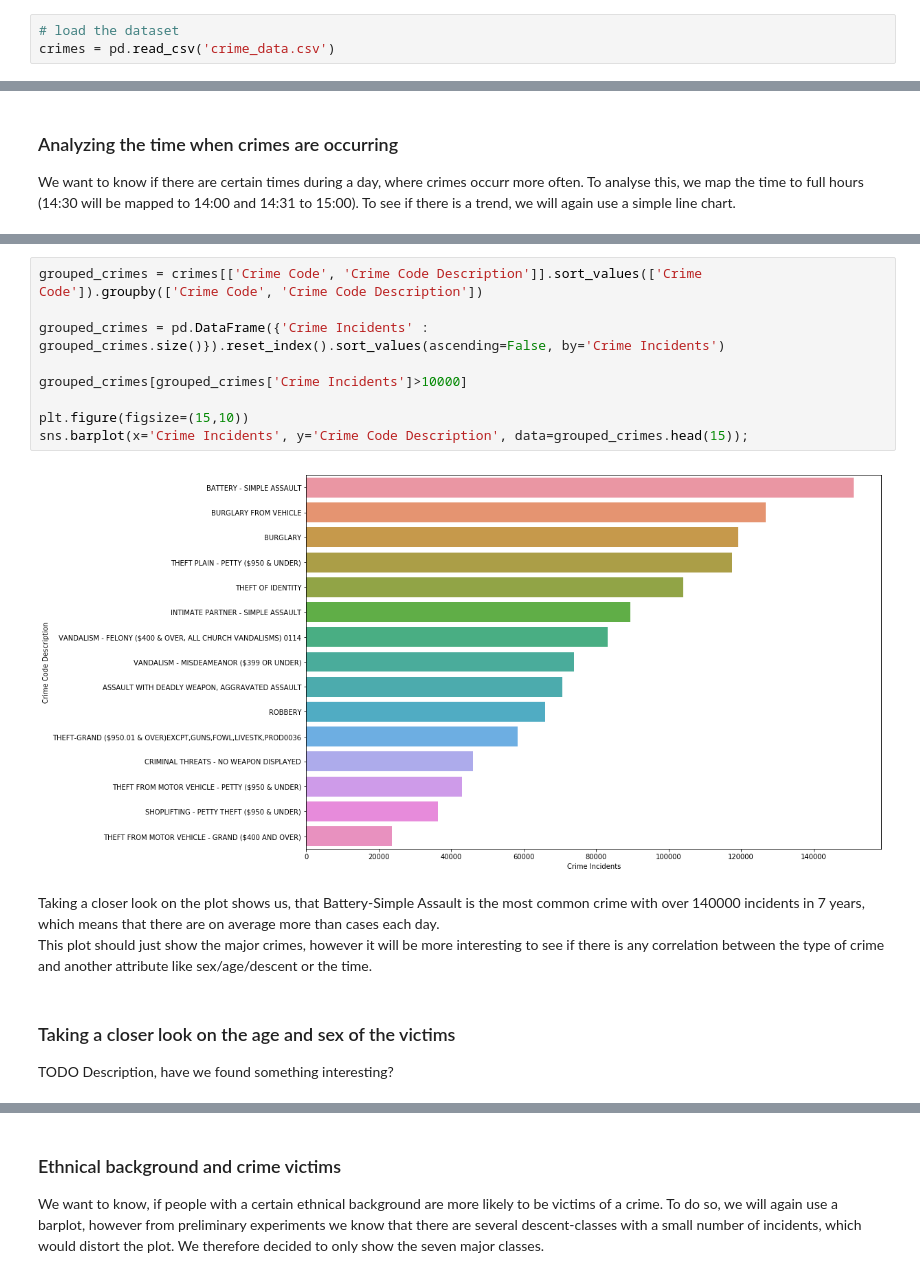
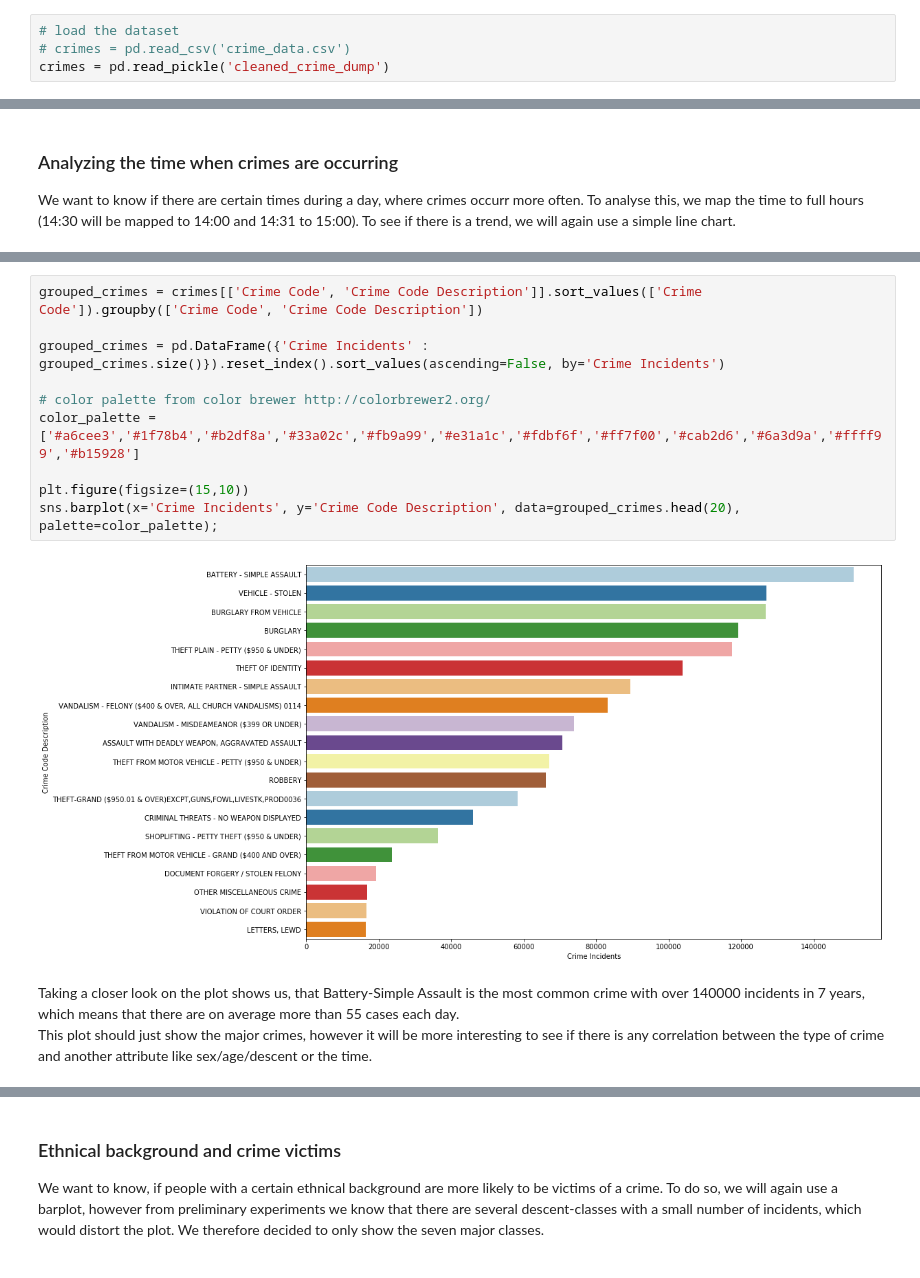
Before and after one commit to AlexUserForVA/VA_LACrimes, a Jupyter notebook: va_project_henkel_moser.ipynb, the cells around one changed output, grey strips where cells are left out. Drawn from its saved outputs; the diff is of its cells as text.

```diff
--- a/va_project_henkel_moser.ipynb
+++ b/va_project_henkel_moser.ipynb
@@ -13,5 +30,6 @@ import gmplot
 ## Loading and wrangling of our dataset
 # %%
 # load the dataset
-crimes = pd.read_csv('crime_data.csv')
+# crimes = pd.read_csv('crime_data.csv')
+crimes = pd.read_pickle('cleaned_crime_dump')
 # %% [markdown]
@@ -206,17 +238,15 @@ TODO FURTHER INTERPRETATION
 # %%
 grouped_crimes = crimes[['Crime Code', 'Crime Code Description']].sort_values(['Crime Code']).groupby(['Crime Code', 'Crime Code Description'])
 
 grouped_crimes = pd.DataFrame({'Crime Incidents' : grouped_crimes.size()}).reset_index().sort_values(ascending=False, by='Crime Incidents')
 
-grouped_crimes[grouped_crimes['Crime Incidents']>10000]
+# color palette from color brewer http://colorbrewer2.org/
+color_palette = ['#a6cee3','#1f78b4','#b2df8a','#33a02c','#fb9a99','#e31a1c','#fdbf6f','#ff7f00','#cab2d6','#6a3d9a','#ffff99','#b15928']
 
 plt.figure(figsize=(15,10))
-sns.barplot(x='Crime Incidents', y='Crime Code Description', data=grouped_crimes.head(15));
+sns.barplot(x='Crime Incidents', y='Crime Code Description', data=grouped_crimes.head(20), palette=color_palette);
 # %% [output]
-[figure, old version]
+[figure, new version]
 # %% [markdown]
-Taking a closer look on the plot shows us, that Battery-Simple Assault is the most common crime with over 140000 incidents in 7 years, which means that there are on average more than cases each day.<br>
+Taking a closer look on the plot shows us, that Battery-Simple Assault is the most common crime with over 140000 incidents in 7 years, which means that there are on average more than 55 cases each day.<br>
 This plot should just show the major crimes, however it will be more interesting to see if there is any correlation between the type of crime and another attribute like sex/age/descent or the time.
-# %% [markdown]
-### Taking a closer look on the age and sex of the victims
-TODO Description, have we found something interesting?
```
Also changed, not shown: parts of 88 cells of this notebook.
